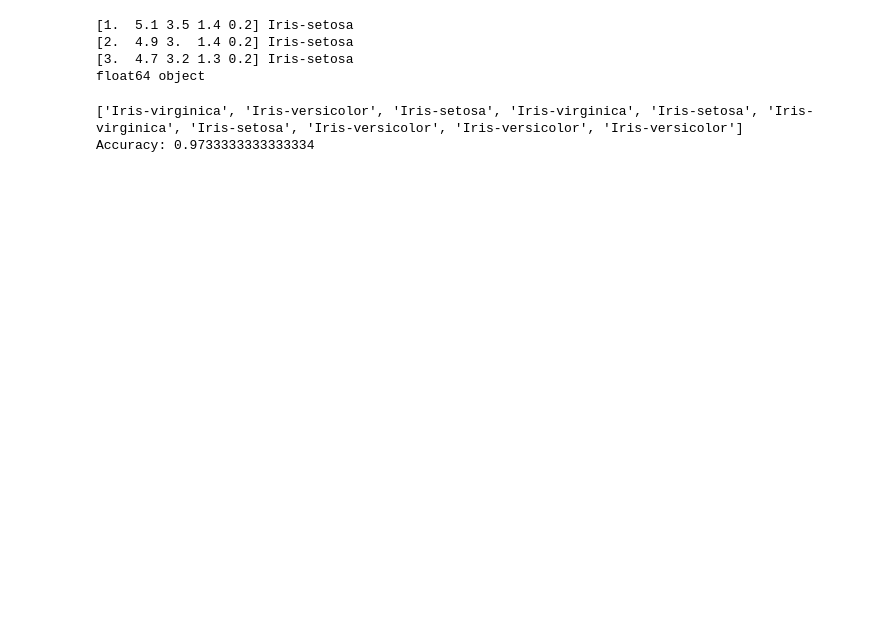
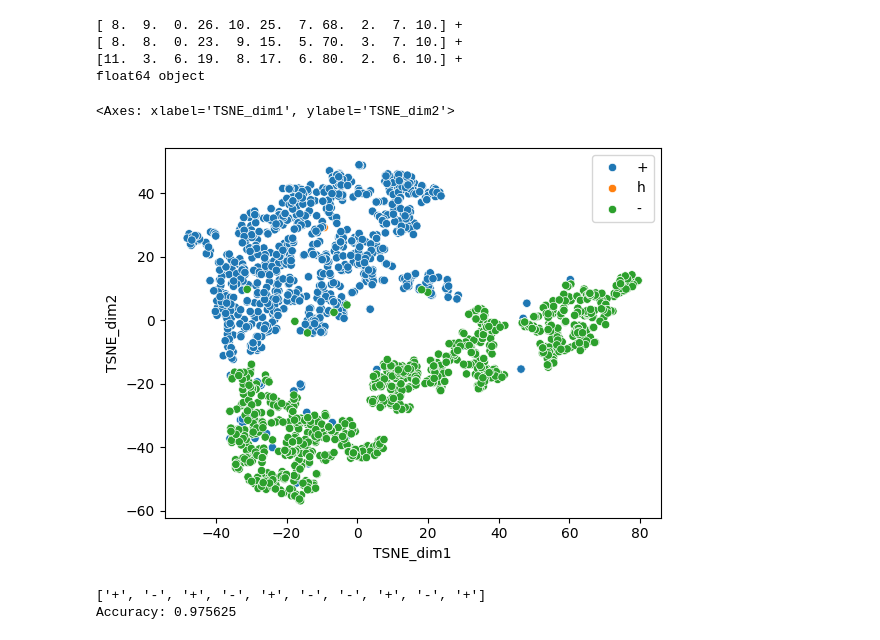
Before and after one commit to drwbkr1/Grad504-K-Nearest-Neighbor-Classifier, a Jupyter notebook: KNN_Project_Notebook.ipynb, the cells around one changed output. Saved outputs shown, nothing was run; the diff lists cells and outputs as text; code cells hidden in the pictures; blank space fills up the shorter version.

Commit message:
Google Colab- VISUALIZATION AND VALIDATION - t-SNE, Confusion Matrix

```diff
--- a/KNN_Project_Notebook.ipynb
+++ b/KNN_Project_Notebook.ipynb
@@ -58,20 +58,35 @@ course= ("/content/drive/MyDrive/Colab Notebooks/datasets/Prog1data.csv")
 iris= ("/content/drive/MyDrive/Colab Notebooks/datasets/Iris.csv")
 
 #Load data into core variables
-X, y= load_csv(iris)
+X, y= load_csv(course)
 for i in range(3):
   print(X[i], y[i])
 print(X.dtype, y.dtype)
 # %% [output]
-[1.  5.1 3.5 1.4 0.2] Iris-setosa
-[2.  4.9 3.  1.4 0.2] Iris-setosa
-[3.  4.7 3.2 1.3 0.2] Iris-setosa
+[ 8.  9.  0. 26. 10. 25.  7. 68.  2.  7. 10.] +
+[ 8.  8.  0. 23.  9. 15.  5. 70.  3.  7. 10.] +
+[11.  3.  6. 19.  8. 17.  6. 80.  2.  6. 10.] +
 float64 object
+# %%
+from sklearn.manifold import TSNE
+import seaborn as sns
+
+tsne= TSNE(n_components= 2, random_state= 0)
+X_tsne= tsne.fit_transform(X)
+tsne_df= pd.DataFrame(X_tsne, columns= ['TSNE_dim1', 'TSNE_dim2'])
+
+sns.scatterplot(x= 'TSNE_dim1',
+                y= 'TSNE_dim2',
+                data= tsne_df,
+                hue = y)
+# %% [output]
+<Axes: xlabel='TSNE_dim1', ylabel='TSNE_dim2'>
+[figure, added]
 # %%
 from sklearn.model_selection import train_test_split
 
 X_train, X_test, y_train, y_test= train_test_split(X, y,
-                                                   train_size= .5, test_size=.5,
+                                                   train_size= .2, test_size= .8,
                                                    random_state= 0)
 
 model= KNNClassifier(n_neighbors= 5)
@@ -84,5 +99,5 @@ total= len(y_test)
 accuracy= correct/total
 print(f"Accuracy: {accuracy}")
 # %% [output]
-['Iris-virginica', 'Iris-versicolor', 'Iris-setosa', 'Iris-virginica', 'Iris-setosa', 'Iris-virginica', 'Iris-setosa', 'Iris-versicolor', 'Iris-versicolor', 'Iris-versicolor']
-Accuracy: 0.9733333333333334
+['+', '-', '+', '-', '+', '-', '-', '+', '-', '+']
+Accuracy: 0.975625
```
Also changed, not shown: parts of 1 cell of this notebook.
